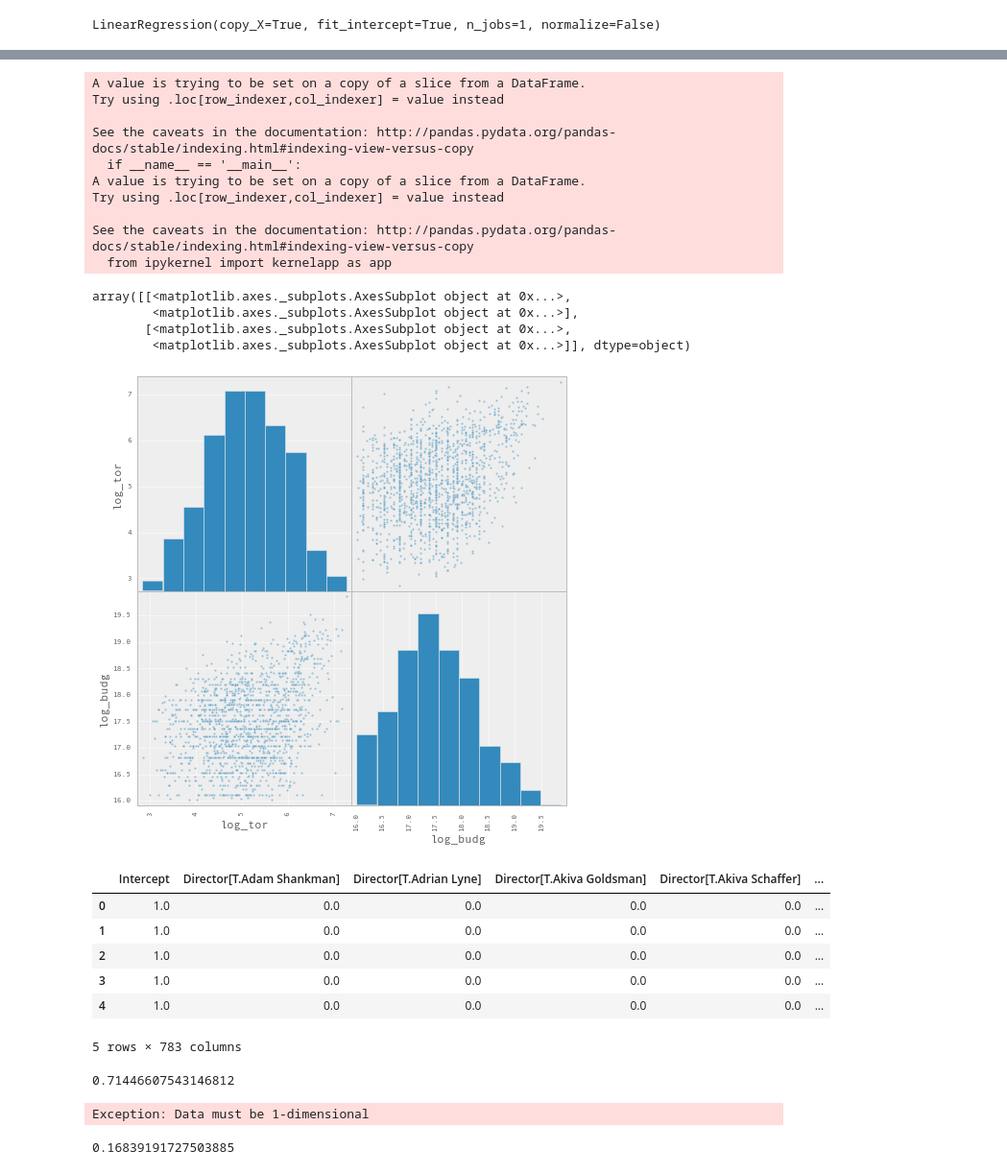
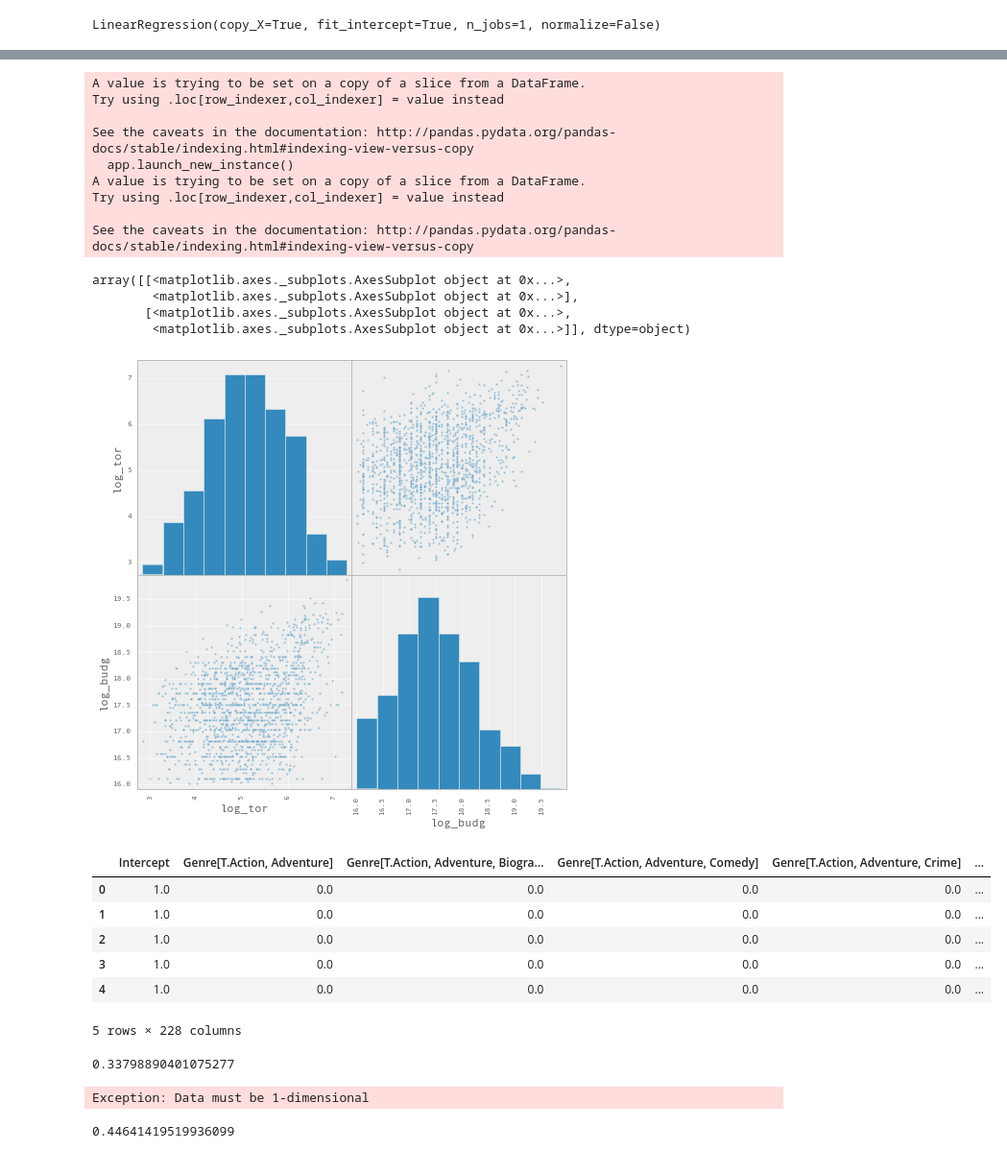
Before and after one commit to bryantbiggs/movie_torrents, a Jupyter notebook: Genre_Analysis_Draft1.ipynb, the cells around one changed output, grey strips where cells are left out. Shown at 96% size. Drawn from its saved outputs; the diff is of its cells as text; code cells hidden in the pictures.

```diff
--- a/Genre_Analysis_Draft1.ipynb
+++ b/Genre_Analysis_Draft1.ipynb
@@ -157,7 +199,7 @@ Name: Genre, dtype: int64
 pd.set_option('display.mpl_style', 'default')               # Produces pretty plots!
 plt.rcParams['figure.figsize'] = (8, 8)
 
-df_sub = df[['Prod_Budget', 'Director', 'Total_Torrents']]
+df_sub = df[['Prod_Budget', 'Genre', 'Total_Torrents']]
 # %% [output]
 mpl_style had been deprecated and will be removed in a future version.
 Use `matplotlib.pyplot.style.use` instead.
@@ -234,7 +276,7 @@ model.score(x, y)
 # %%
 #model.coef_
 # %%
-data.yr=data.yr.replace({0:.25})
+#data.yr=data.yr.replace({0:.25})
 
 df_sub['log_tor']=np.log(df_sub.Total_Torrents)
 df_sub['log_budg']=np.log(df_sub.Prod_Budget)
@@ -246,28 +288,27 @@ A value is trying to be set on a copy of a slice from a DataFrame.
 Try using .loc[row_indexer,col_indexer] = value instead
 
 See the caveats in the documentation: http://pandas.pydata.org/pandas-docs/stable/indexing.html#indexing-view-versus-copy
-  if __name__ == '__main__':
+  app.launch_new_instance()
 A value is trying to be set on a copy of a slice from a DataFrame.
 Try using .loc[row_indexer,col_indexer] = value instead
 
 See the caveats in the documentation: http://pandas.pydata.org/pandas-docs/stable/indexing.html#indexing-view-versus-copy
-  from ipykernel import kernelapp as app
 array([[<matplotlib.axes._subplots.AxesSubplot object at 0x...>,
         <matplotlib.axes._subplots.AxesSubplot object at 0x...>],
        [<matplotlib.axes._subplots.AxesSubplot object at 0x...>,
         <matplotlib.axes._subplots.AxesSubplot object at 0x...>]], dtype=object)
 [figure]
 # %%
-y, x = dmatrices('log_tor ~ log_budg + Director', data=df_sub, return_type='dataframe')
+y, x = dmatrices('log_tor ~ log_budg + Genre', data=df_sub, return_type='dataframe')
 x.head()
 # %% [output]
-|  | Intercept | Director[T.Adam Shankman] | Director[T.Adrian Lyne] | Director[T.Akiva Goldsman] | Director[T.Akiva Schaffer] | ... |
+|  | Intercept | Genre[T.Action, Adventure] | Genre[T.Action, Adventure, Biogra... | Genre[T.Action, Adventure, Comedy] | Genre[T.Action, Adventure, Crime] | ... |
 | 0 | 1.0 | 0.0 | 0.0 | 0.0 | 0.0 | ... |
 | 1 | 1.0 | 0.0 | 0.0 | 0.0 | 0.0 | ... |
 | 2 | 1.0 | 0.0 | 0.0 | 0.0 | 0.0 | ... |
 | 3 | 1.0 | 0.0 | 0.0 | 0.0 | 0.0 | ... |
 | 4 | 1.0 | 0.0 | 0.0 | 0.0 | 0.0 | ... |
-5 rows × 783 columns
+5 rows × 228 columns
 # %%
 from sklearn.linear_model import LinearRegression
 
@@ -276,7 +317,7 @@ model.fit(x, y)
 
 model.score(x,y)
 # %% [output]
-0.71446607543146812
+0.33798890401075277
 # %%
 from sklearn import cross_validation as cv
 from sklearn import metrics
@@ -298,7 +339,7 @@ Exception: Data must be 1-dimensional
 # %%
 metrics.mean_squared_error(y_train,model.predict(x_train))
 # %% [output]
-0.16839191727503885
+0.44641419519936099
 # %%
 #model.score(x_train, y_train)
 metrics.mean_squared_error(y_test,model.predict(x_test))
```
Also changed, not shown: parts of 13 cells of this notebook.
